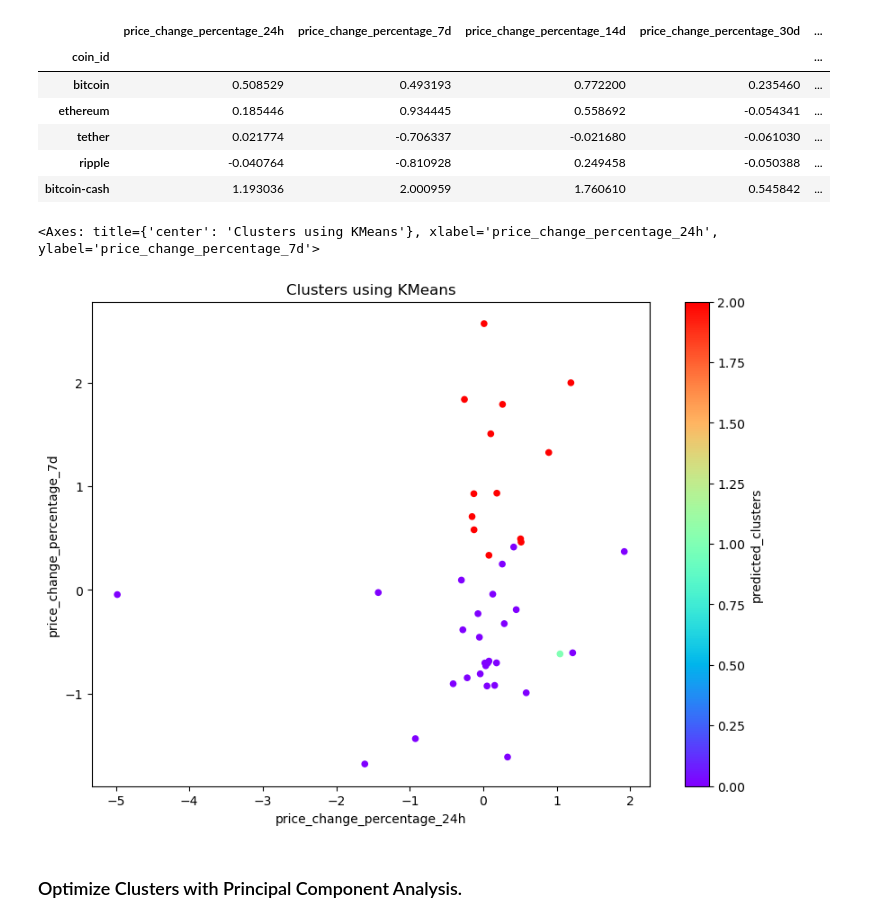
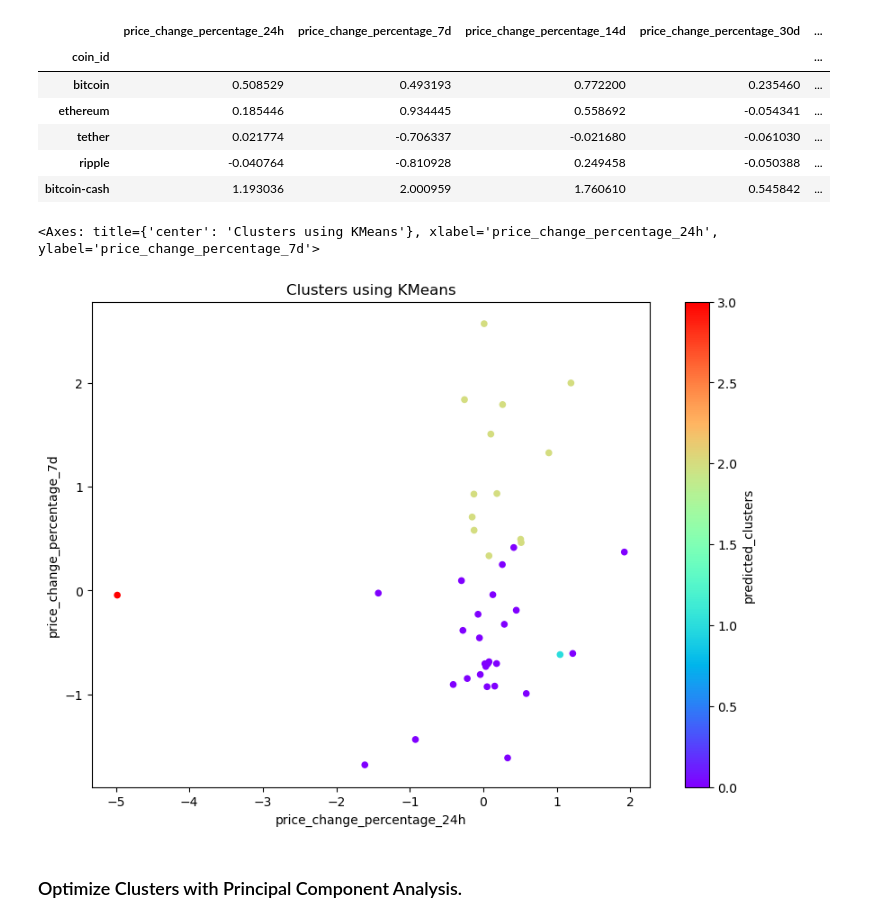
Before and after one commit to Brian-Hansen-Turton/CryptoClustering, a Jupyter notebook: Crypto_Clustering.ipynb, the cells around one changed output. Saved outputs shown, nothing was run; the diff lists cells and outputs as text; code cells hidden in the pictures.

```diff
--- a/Crypto_Clustering.ipynb
+++ b/Crypto_Clustering.ipynb
@@ -160,7 +137,7 @@ df_elbow.plot(x='k', y='inertia', title='Elbow Curve', xticks=k)
 ### Cluster Cryptocurrencies with K-means Using the Original Scaled Data.
 # %%
 # Initialize the K-Means model using the best value for k
-k_model = KMeans(n_clusters=3, n_init='auto', random_state=1)
+k_model = KMeans(n_clusters=4, n_init='auto', random_state=1)
 # %%
 # Fit the K-Means model using the scaled data
 k_model.fit(scaled_df)
@@ -169,7 +146,7 @@ KMeans(n_clusters=3, random_state=1)
 # %%
 # Predict the clusters to group the cryptocurrencies using the scaled data
-k_3 = k_model.predict(scaled_df)
+k_4 = k_model.predict(scaled_df)
 
 # View the resulting array of cluster values.
-k_3
+print(k_4)
 # %% [output]
@@ -179,12 +155,12 @@ array([2, 2, 0, 0, 2, 2, 2, 2, 2, 0, 0, 0, 0, 2, 0, 2, 0, 0, 2, 0, 0, 2,
 # %%
 # Create a copy of the DataFrame
-scaled_df = scaled_df.copy()
+predicted_df = scaled_df.copy()
 # %%
 # Add a new column to the DataFrame with the predicted clusters
-scaled_df['predicted_clusters'] = k_3
+predicted_df['predicted_clusters'] = k_4
 
 # Display sample data
-scaled_df.head(5)
+predicted_df.head(5)
 # %% [output]
 |  | price_change_percentage_24h | price_change_percentage_7d | price_change_percentage_14d | price_change_percentage_30d | ... |
 | coin_id |  |  |  |  | ... |
@@ -196,16 +172,17 @@ scaled_df.head(5)
 # %%
 # Create a scatter plot using Pandas plot by setting
 # `x="price_change_percentage_24h"` and `y="price_change_percentage_7d"`.
 # Use "rainbow" for the color to better visualize the data.
-scaled_df.plot.scatter(x='price_change_percentage_24h',
+
+predicted_df.plot.scatter(x='price_change_percentage_24h',
                        y='price_change_percentage_7d',
                        c='predicted_clusters',
                        colormap='rainbow',
                        title='Clusters using KMeans',
                        figsize=(10, 7))
 # %% [output]
 <Axes: title={'center': 'Clusters using KMeans'}, xlabel='price_change_percentage_24h', ylabel='price_change_percentage_7d'>
-[figure, old version]
+[figure, new version]
 # %% [markdown]
 ### Optimize Clusters with Principal Component Analysis.
 # %%
```
Also changed, not shown: parts of 21 cells of this notebook, 3 other files.
